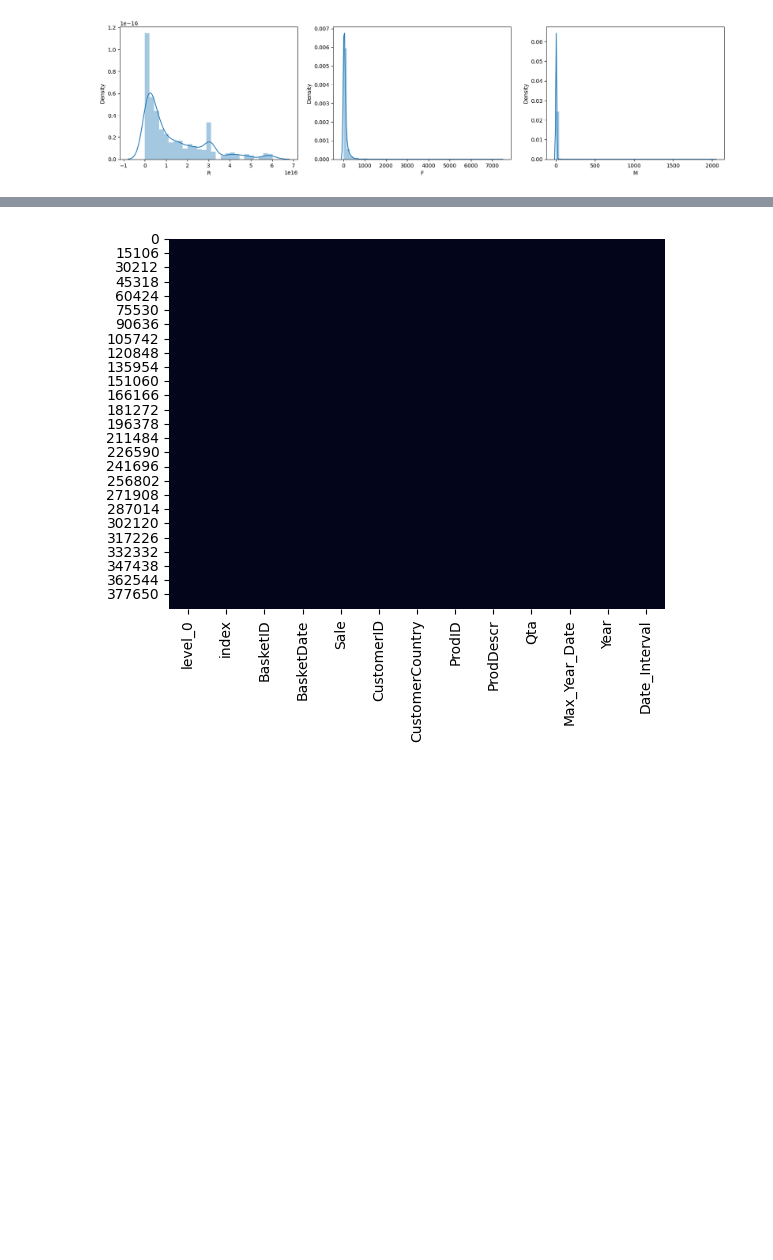
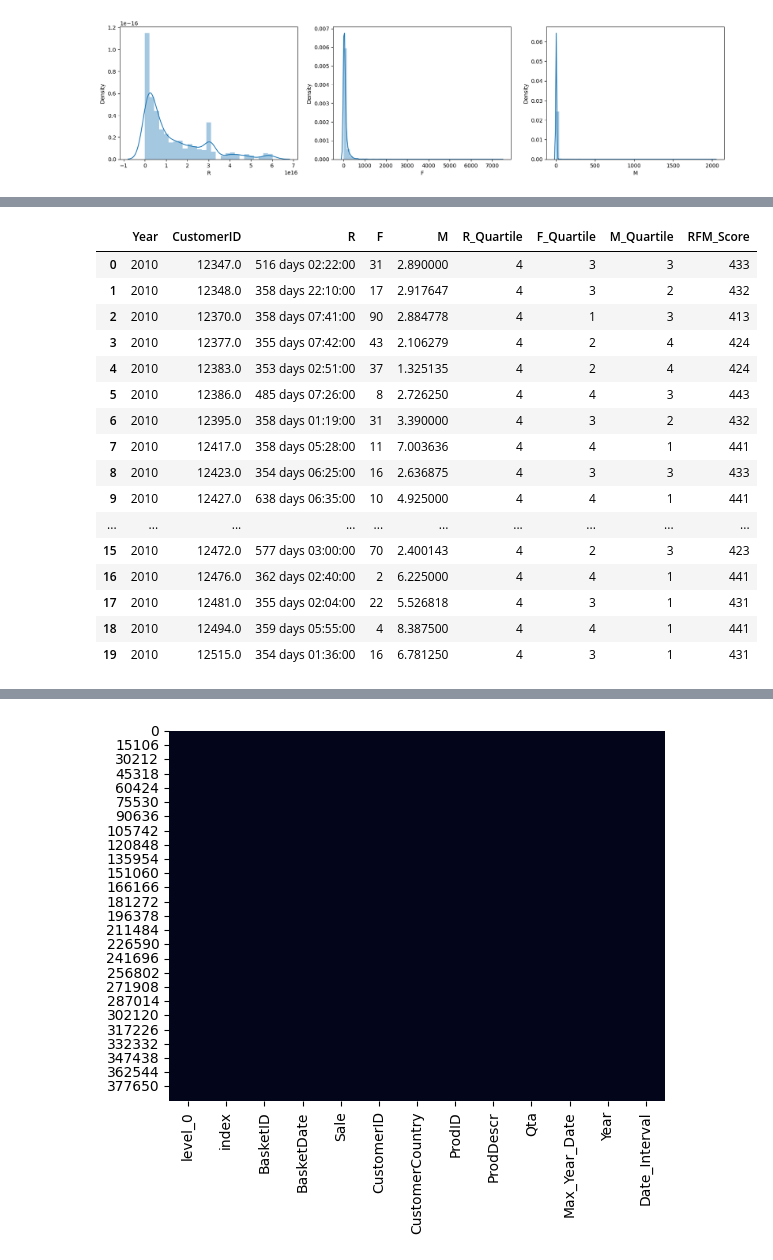
Before and after one commit to ajaykumaretw/ajaykumaretw, a Jupyter notebook: RFM_Final.ipynb, the cells around one changed output, grey strips where cells are left out. Drawn from its saved outputs; the diff is of its cells as text; code cells hidden in the pictures; blank space fills up the shorter version.

```diff
--- a/RFM_Final.ipynb
+++ b/RFM_Final.ipynb
@@ -464,3 +464,8 @@ https://gist.github.com/mwaskom/de44147ed2974457ad6372750bbe5751
 | 75% | 2011.000000 | 254 days 05:22:00 | 82.000000 | 3.837333 |
 | max | 2011.000000 | 697 days 08:44:00 | 7390.000000 | 2033.100000 |
 [figure]
+# %%
+    rfm_gb['R_Quartile'] = pd.qcut(rfm_gb['R'], 4, ['1','2','3','4'])
+    rfm_gb['F_Quartile'] = pd.qcut(rfm_gb['F'], 4, ['4','3','2','1'])
+    rfm_gb['M_Quartile'] = pd.qcut(rfm_gb['M'], 4, ['4','3','2','1'])
+    rfm_gb.head(10)
@@ -466,0 +484,20 @@ https://gist.github.com/mwaskom/de44147ed2974457ad6372750bbe5751
+# %%
+rfm_gb.head(20)
+# %% [output]
+|  | Year | CustomerID | R | F | M | R_Quartile | F_Quartile | M_Quartile | RFM_Score |
+| 0 | 2010 | 12347.0 | 516 days 02:22:00 | 31 | 2.890000 | 4 | 3 | 3 | 433 |
+| 1 | 2010 | 12348.0 | 358 days 22:10:00 | 17 | 2.917647 | 4 | 3 | 2 | 432 |
+| 2 | 2010 | 12370.0 | 358 days 07:41:00 | 90 | 2.884778 | 4 | 1 | 3 | 413 |
+| 3 | 2010 | 12377.0 | 355 days 07:42:00 | 43 | 2.106279 | 4 | 2 | 4 | 424 |
+| 4 | 2010 | 12383.0 | 353 days 02:51:00 | 37 | 1.325135 | 4 | 2 | 4 | 424 |
+| 5 | 2010 | 12386.0 | 485 days 07:26:00 | 8 | 2.726250 | 4 | 4 | 3 | 443 |
+| 6 | 2010 | 12395.0 | 358 days 01:19:00 | 31 | 3.390000 | 4 | 3 | 2 | 432 |
+| 7 | 2010 | 12417.0 | 358 days 05:28:00 | 11 | 7.003636 | 4 | 4 | 1 | 441 |
+| 8 | 2010 | 12423.0 | 354 days 06:25:00 | 16 | 2.636875 | 4 | 3 | 3 | 433 |
+| 9 | 2010 | 12427.0 | 638 days 06:35:00 | 10 | 4.925000 | 4 | 4 | 1 | 441 |
+| ... | ... | ... | ... | ... | ... | ... | ... | ... | ... |
+| 15 | 2010 | 12472.0 | 577 days 03:00:00 | 70 | 2.400143 | 4 | 2 | 3 | 423 |
+| 16 | 2010 | 12476.0 | 362 days 02:40:00 | 2 | 6.225000 | 4 | 4 | 1 | 441 |
+| 17 | 2010 | 12481.0 | 355 days 02:04:00 | 22 | 5.526818 | 4 | 3 | 1 | 431 |
+| 18 | 2010 | 12494.0 | 359 days 05:55:00 | 4 | 8.387500 | 4 | 4 | 1 | 441 |
+| 19 | 2010 | 12515.0 | 354 days 01:36:00 | 16 | 6.781250 | 4 | 3 | 1 | 431 |
```
Also changed, not shown: parts of 2 cells of this notebook.
